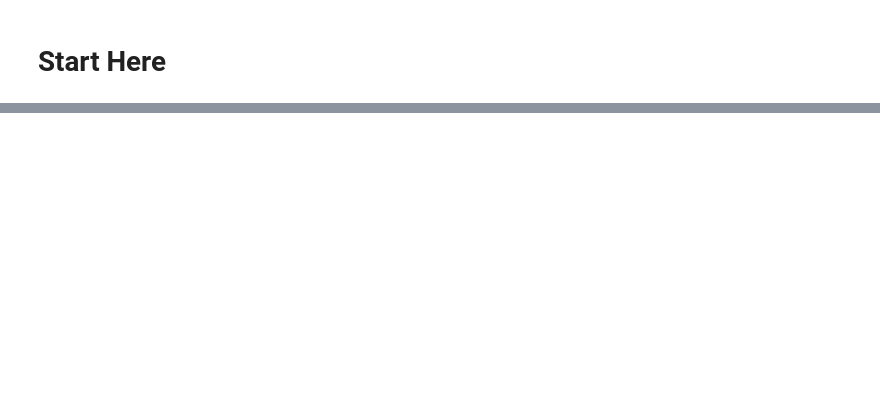
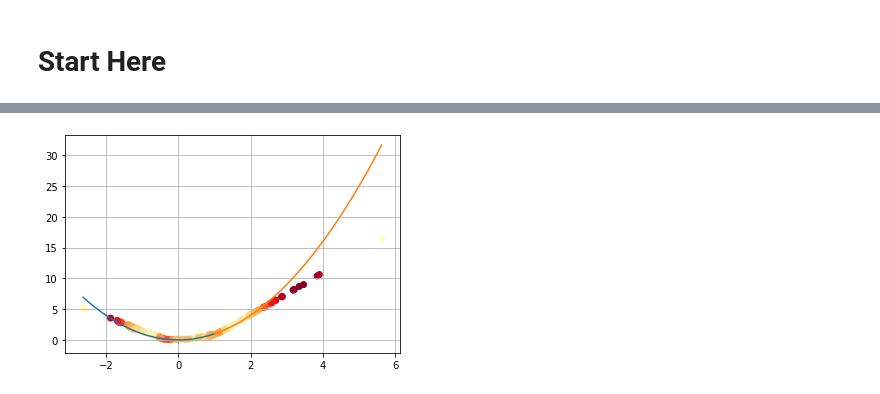
Before and after one commit to andtun/neuro, a Jupyter notebook: GANFinal.ipynb, the cells around one changed output, grey strips where cells are left out. Drawn from its saved outputs; the diff is of its cells as text; code cells hidden in the pictures; blank space fills up the shorter version.

```diff
--- a/GANFinal.ipynb
+++ b/GANFinal.ipynb
@@ -123,7 +123,7 @@ class Plot:
         ax1.set(title=title)
         #ax2 = ax1.twinx()
         plt.grid(axis='both')
-        xrange = (dots_x.min()*1.1, dots_x.max()*1.1)
+        xrange = (dots_x.min(), dots_x.max())
         self.parabola_plot(ax1, xrange)
         ax1.scatter(dots.T[0], dots.T[1], c=predictions, cmap='YlOrRd', alpha=alpha)
 
@@ -265,11 +266,11 @@ class Dummy:
 # %%
 # Generating data
 Data = Dataset()
-Data.load_data()
+Data.load_data(data_range=15)
 weights = Data.load_weights()
 
 # Defining neural networks
 generator = Gen()
 discriminator = Dsc()
 # %%
-fit_discriminator(discriminator, Data, 10)
+fit_discriminator(discriminator, Data, 150, lr=0.0005)
@@ -276,4 +295,4 @@ fit_discriminator(discriminator, Data, 10)
 # %%
 TestData = Dataset()
-TestData.load_data(data_range=6)
+TestData.load_data(data_range=15)
 discriminator.model.evaluate(TestData.x, TestData.y)
@@ -287,0 +338,6 @@ fit_gan(gan, NewData, 300)
+# %%
+N = 128
+V = generator.predict(TestData.load_random(n_samples=N))
+Plot('test').picture(V, discriminator.model.predict(V), alpha=1)
+# %% [output]
+[figure, added]
```
Also changed, not shown: parts of 7 cells of this notebook, 1 other file.
